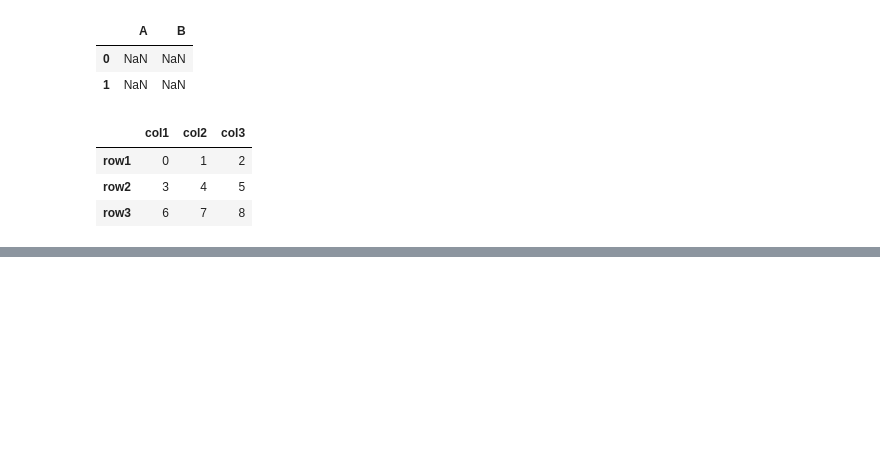
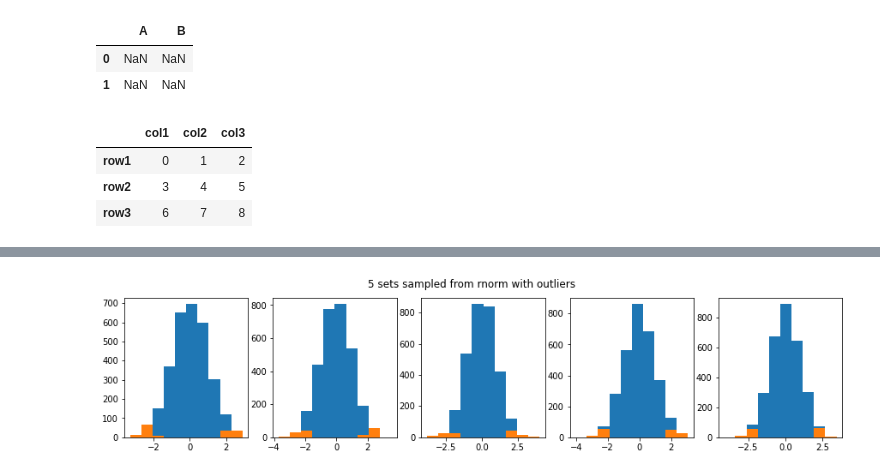
Before and after one commit to PawelRosikiewicz/MachineLearning, a Jupyter notebook: Python_for_Data_Science/Pandas_code.ipynb, the cells around one changed output, grey strips where cells are left out. Drawn from its saved outputs; the diff is of its cells as text; code cells hidden in the pictures; blank space fills up the shorter version.

```diff
--- a/Python_for_Data_Science/Pandas_code.ipynb
+++ b/Python_for_Data_Science/Pandas_code.ipynb
@@ -182,0 +599,23 @@ df
+# %%
+# data
+'''sample "standard normal" distr., mu=0, sd=1, 5 columns'''
+df=pd.DataFrame(np.random.randn(3000,5))
+# %%
+#### Identify outliers (≥2sd) ----------------------------------
+'''I will use 2SD to make them visible on plots'''
+
+# a) calculate mean & sd / col,
+df_mean = df.mean(axis=0)                      # axis =0; results for each column, traversing a row
+df_sd = df.std(axis=0)                         # -||-
+
+# b) find outliers
+out_position = np.abs(df-df_mean)>(2*df_sd)    # true for outl
+
+# c) examine == plot outl's on hist
+fig, axs = plt.subplots(nrows=1, ncols=5, figsize=(15,3))
+fig.suptitle("5 sets sampled from rnorm with outliers")
+for i, ax in enumerate(axs.flat):
+    ax.hist(df[i]) # all points,
+    ax.hist(df.loc[out_position[i],i].values.tolist())# re-plot only outliers, on top of them
+# %% [output]
+[figure, added]
```
Also changed, not shown: parts of 41 cells of this notebook.
